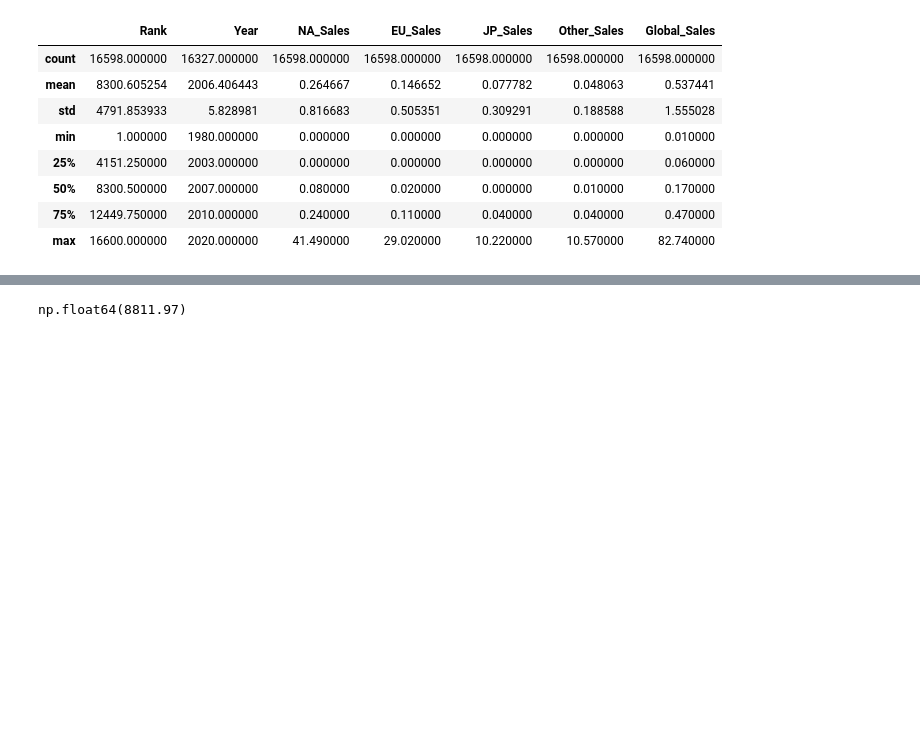
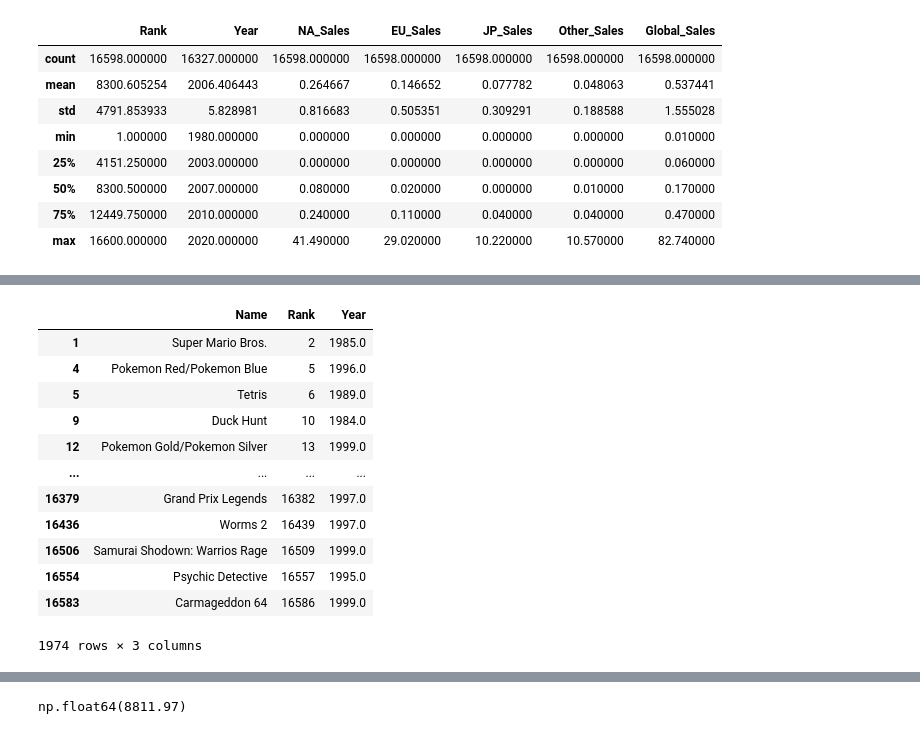
Before and after one commit to Alexander040105/ids-group-case-study, a Jupyter notebook: midterms_case_study1/case_study.ipynb, the cells around one changed output, grey strips where cells are left out. Saved outputs shown, nothing was run; the diff lists cells and outputs as text; code cells hidden in the pictures; blank space fills up the shorter version.

```diff
--- a/midterms_case_study1/case_study.ipynb
+++ b/midterms_case_study1/case_study.ipynb
@@ -41,0 +74,16 @@ vgsales_dataset_copy = vgsales_dataset_copy.dropna()
+# %%
+vgsales_dataset_copy[['Name','Rank','Year']][(vgsales_dataset_copy['Year'] >= 1980) & (vgsales_dataset_copy['Year'] <= 1999)].sort_values(by='Rank', ascending=True)
+# %% [output]
+|  | Name | Rank | Year |
+| 1 | Super Mario Bros. | 2 | 1985.0 |
+| 4 | Pokemon Red/Pokemon Blue | 5 | 1996.0 |
+| 5 | Tetris | 6 | 1989.0 |
+| 9 | Duck Hunt | 10 | 1984.0 |
+| 12 | Pokemon Gold/Pokemon Silver | 13 | 1999.0 |
+| ... | ... | ... | ... |
+| 16379 | Grand Prix Legends | 16382 | 1997.0 |
+| 16436 | Worms 2 | 16439 | 1997.0 |
+| 16506 | Samurai Shodown: Warrios Rage | 16509 | 1999.0 |
+| 16554 | Psychic Detective | 16557 | 1995.0 |
+| 16583 | Carmageddon 64 | 16586 | 1999.0 |
+1974 rows × 3 columns
```
Also changed, not shown: parts of 4 cells of this notebook, 1 other file.
